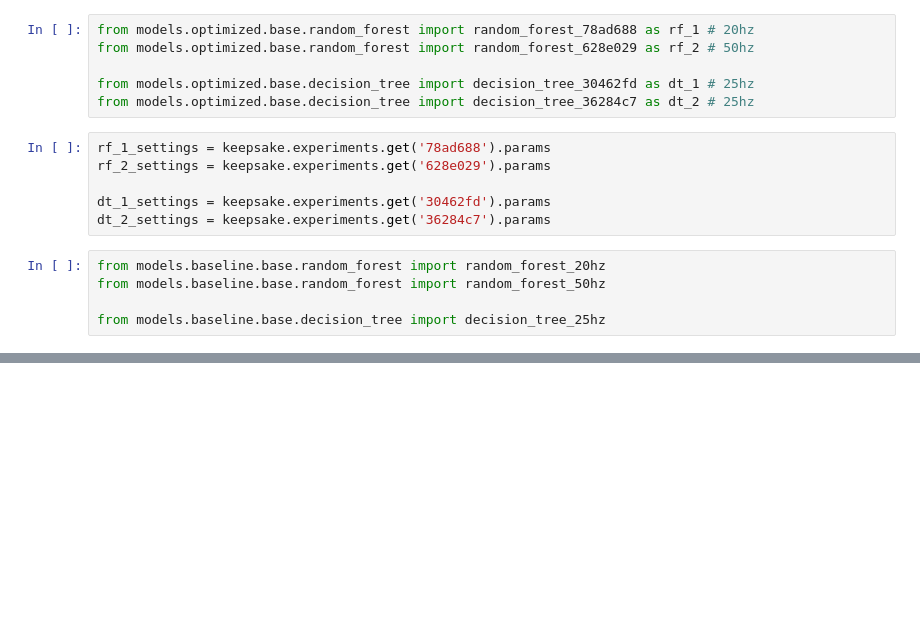
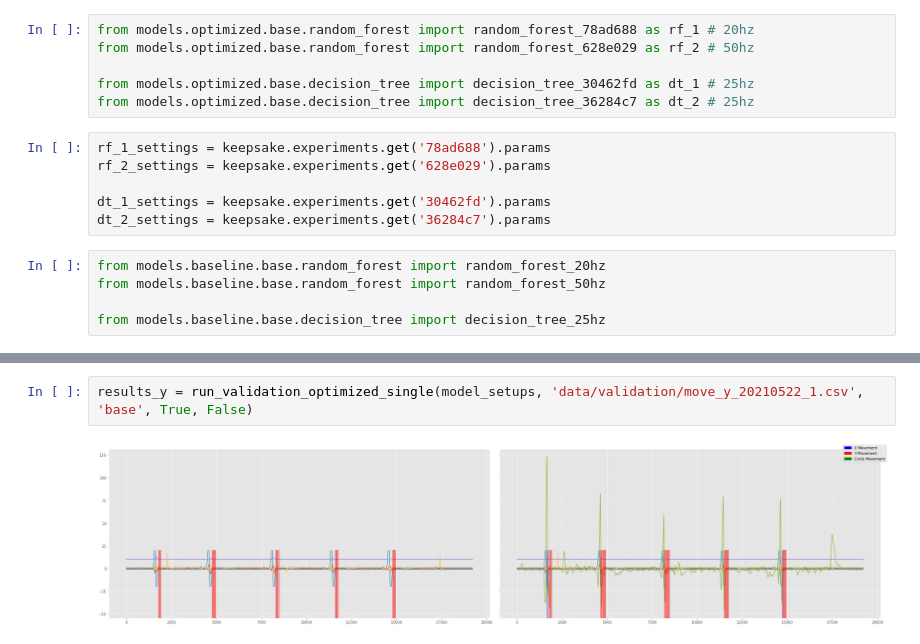
Before and after one commit to tkeyo/tinyml-esp-data, a Jupyter notebook: 6-optimized-model-validation.ipynb, the cells around one changed output, grey strips where cells are left out. Saved outputs shown, nothing was run; the diff lists cells and outputs as text; blank space fills up the shorter version.

```diff
--- a/6-optimized-model-validation.ipynb
+++ b/6-optimized-model-validation.ipynb
@@ -149,0 +292,4 @@ results = run_validation(model_setups, 'data/validation/move_circle_20210522_1.c
+# %%
+results_y = run_validation_optimized_single(model_setups, 'data/validation/move_y_20210522_1.csv', 'base', True, False)
+# %% [output]
+[figure, added]
```
Also changed, not shown: parts of 17 cells of this notebook.
